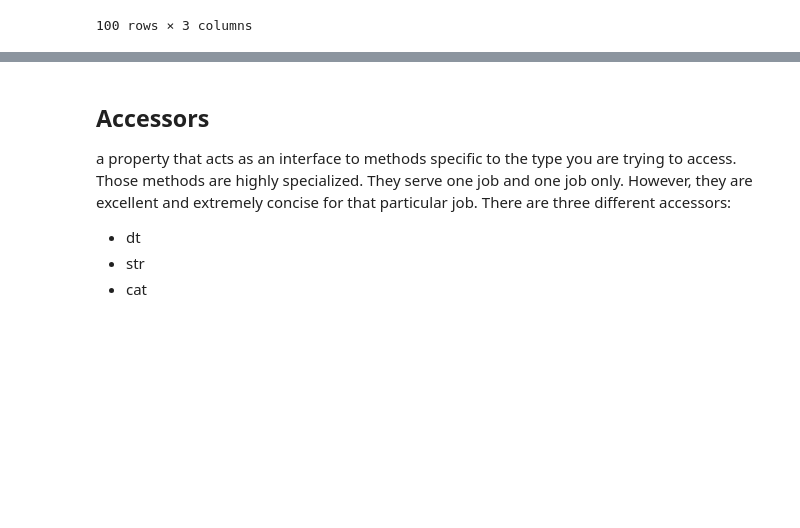
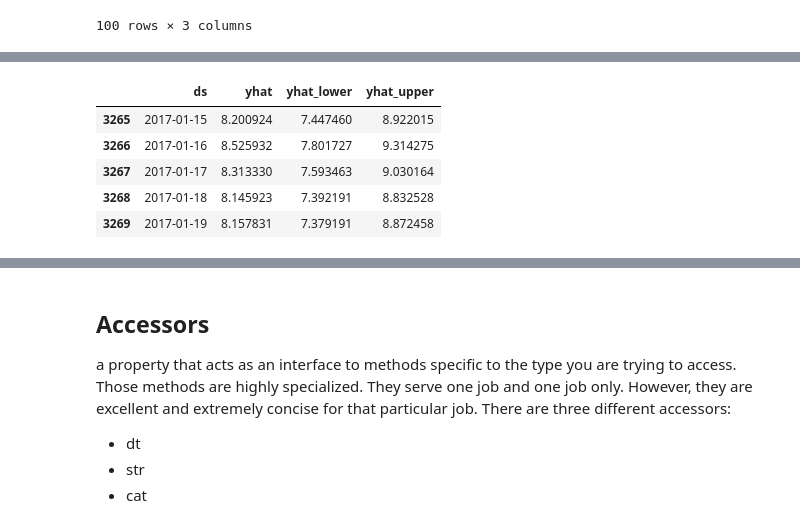
Before and after one commit to RedOx22/real-world-machine-learning, a Jupyter notebook: pandas_advanced_techniques.ipynb, the cells around one changed output, grey strips where cells are left out. Drawn from its saved outputs; the diff is of its cells as text; code cells hidden in the pictures; blank space fills up the shorter version.

```diff
--- a/pandas_advanced_techniques.ipynb
+++ b/pandas_advanced_techniques.ipynb
@@ -839,0 +929,11 @@ df
+# %%
+# Python
+forecast = m.predict(future)
+forecast[['ds', 'yhat', 'yhat_lower', 'yhat_upper']].tail()
+# %% [output]
+|  | ds | yhat | yhat_lower | yhat_upper |
+| 3265 | 2017-01-15 | 8.200924 | 7.447460 | 8.922015 |
+| 3266 | 2017-01-16 | 8.525932 | 7.801727 | 9.314275 |
+| 3267 | 2017-01-17 | 8.313330 | 7.593463 | 9.030164 |
+| 3268 | 2017-01-18 | 8.145923 | 7.392191 | 8.832528 |
+| 3269 | 2017-01-19 | 8.157831 | 7.379191 | 8.872458 |
```
Also changed, not shown: parts of 25 cells of this notebook.
